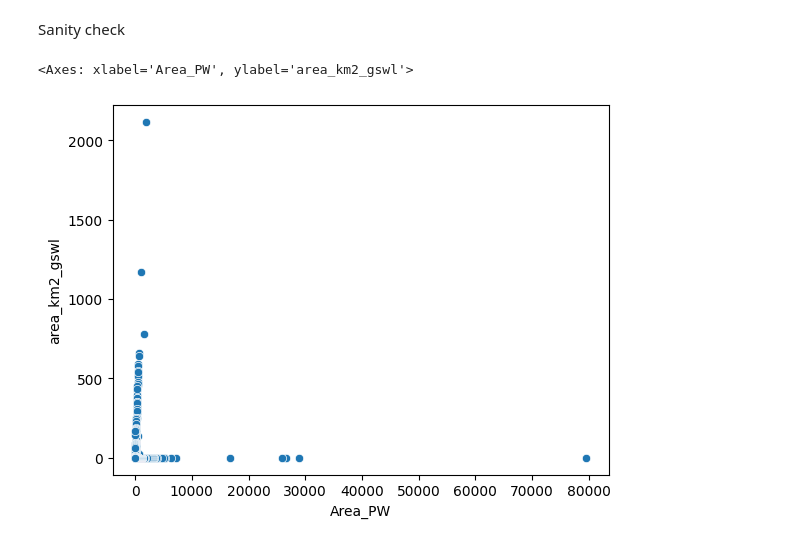
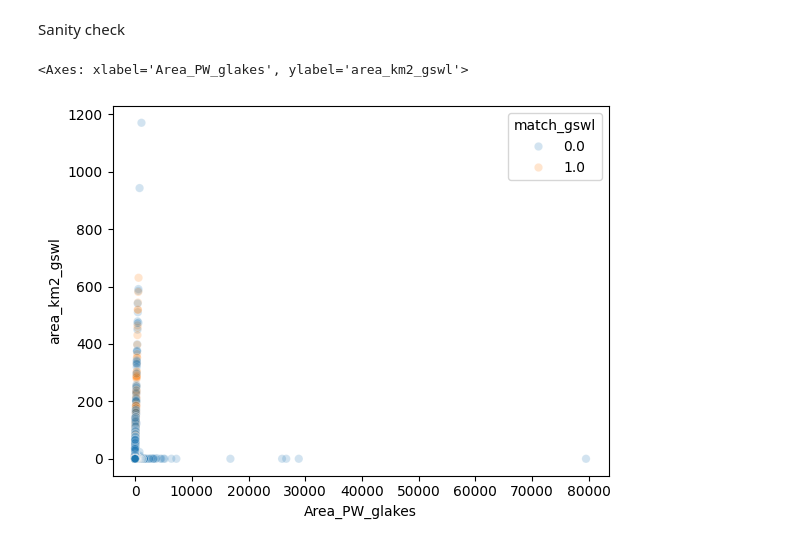
Before and after one commit to ekcomputer/land-cover, a Jupyter notebook: notebooks/joins/join_gswl_glakes.ipynb, the cells around one changed output. Drawn from its saved outputs; the diff is of its cells as text; code cells hidden in the pictures.

Commit message:
data refresh and double-check joins

```diff
--- a/notebooks/joins/join_gswl_glakes.ipynb
+++ b/notebooks/joins/join_gswl_glakes.ipynb
@@ -64,10 +67,13 @@ gswl = gswl.rename(columns=dict(zip(old_names, new_names)))
 # spatial join points -> polygons using contains
 joined = gpd.sjoin(liu, gswl, how='left', predicate='contains')
 # %%
-grouped = joined.sort_values("Area_bound").groupby("Lake_id")
+grouped = joined.sort_values("Area_bound_glakes").groupby("Lake_id_glakes")
 join_counts = grouped.area_km2_gswl.count()
 joined = grouped.last()
 # %%
+relative_area_tolerance = 0.05
+joined["hylak_count"] = join_counts
+
 # determine matching lakes
 joined["match_gswl"] = np.nan
 
@@ -77,11 +83,11 @@ joined.loc[
 ] = 0
 
 
-valid = joined['area_km2_gswl'].notna() & (joined['Area_PW'] > 0)
-rel_diff = (np.sqrt(joined["area_km2_gswl"]) - np.sqrt(joined["Area_PW"])).abs() / np.sqrt(joined["Area_PW"])
+valid = joined['area_km2_gswl'].notna() & (joined['Area_PW_glakes'] > 0)
+rel_diff = (np.sqrt(joined["area_km2_gswl"]) - np.sqrt(joined["Area_PW_glakes"])).abs() / np.sqrt(joined["Area_PW_glakes"])
 joined.loc[
     valid
-    & (rel_diff <= 0.5 )
+    & (rel_diff <= relative_area_tolerance )
     # & (joined["Area_bound"] >= joined["area_km2_gswl"])
     & join_counts == 1,
     "match_gswl",
@@ -105,7 +111,7 @@ np.log(rel_diff).plot.hist(bins=np.arange(0, 1, 0.1))
 # %% [markdown]
 Sanity check
 # %%
-sns.scatterplot(joined, x="Area_PW", y="area_km2_gswl")
+sns.scatterplot(joined, x="Area_PW_glakes", y="area_km2_gswl", hue="match_gswl", alpha=0.2)
 # %% [output]
-<Axes: xlabel='Area_PW', ylabel='area_km2_gswl'>
+<Axes: xlabel='Area_PW_glakes', ylabel='area_km2_gswl'>
-[figure, old version]
+[figure, new version]
```
Also changed, not shown: parts of 11 cells of this notebook, 4 other files.
